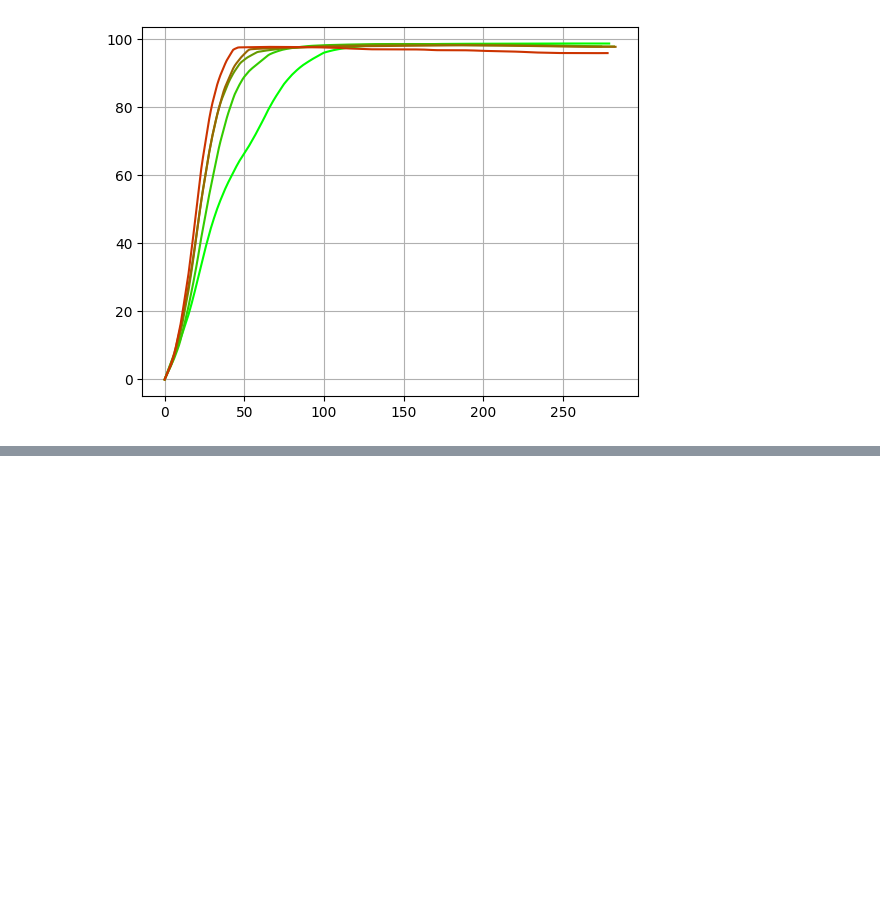
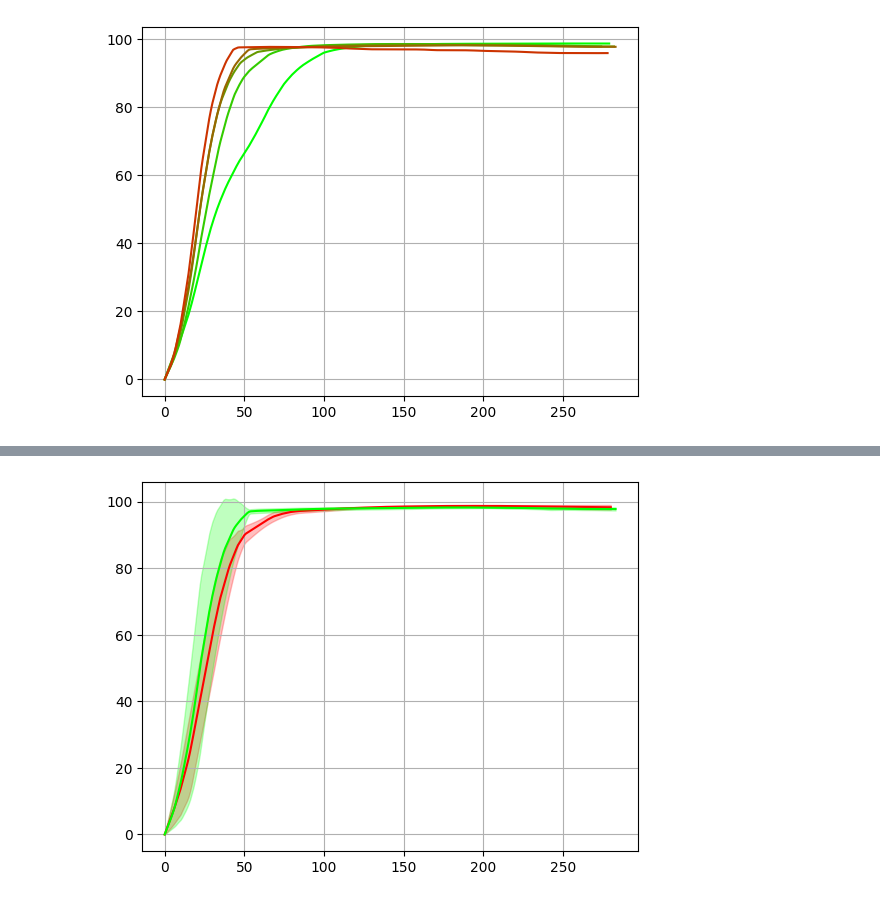
Before and after one commit to JoshPattman/thirdyear-proj, a Jupyter notebook: comp3200-cw/v2/plot_data_median.ipynb, the cells around one changed output, grey strips where cells are left out. Saved outputs shown, nothing was run; the diff lists cells and outputs as text; code cells hidden in the pictures; blank space fills up the shorter version.

```diff
--- a/comp3200-cw/v2/plot_data_median.ipynb
+++ b/comp3200-cw/v2/plot_data_median.ipynb
@@ -95,0 +108,7 @@ plt.show()
+# %%
+average_plot(get_mixed_node_data(5, 60000, 3, 0.7), color=(1,0,0), plot_std=True)
+average_plot(get_mixed_node_data(5, 60000, 1, 0.3), color=(0,1,0), plot_std=True)
+plt.grid()
+plt.show()
+# %% [output]
+[figure, added]
```
Also changed, not shown: parts of 2 cells of this notebook.
